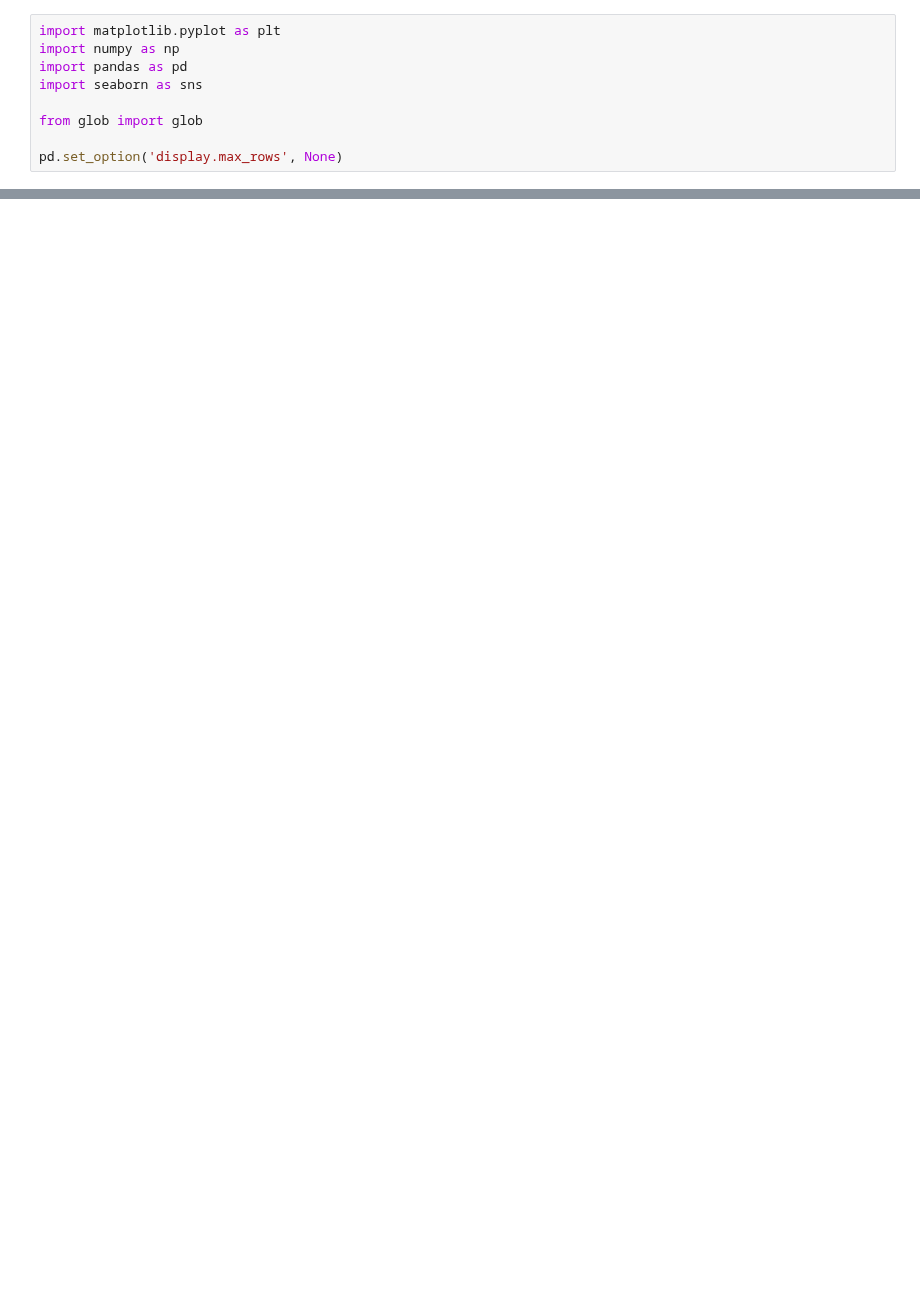
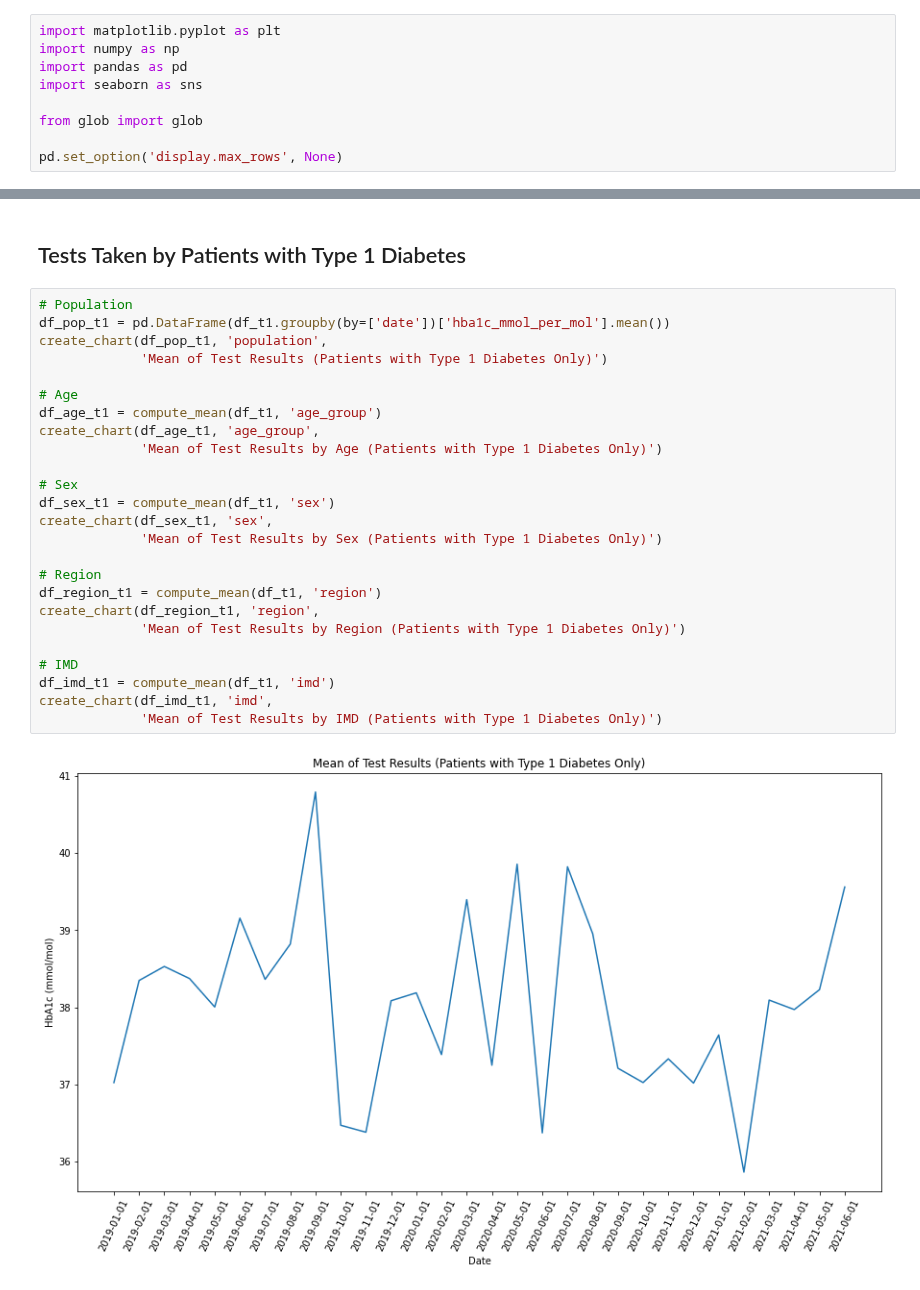
Before and after one commit to opensafely/HbA1c-levels, a Jupyter notebook: notebooks/hba1c_levels.ipynb, the cells around one changed output, grey strips where cells are left out. Cells and saved outputs as stored; diff of their text form; blank space fills up the shorter version.

```diff
--- a/notebooks/hba1c_levels.ipynb
+++ b/notebooks/hba1c_levels.ipynb
@@ -99,0 +98,29 @@ create_chart('diabetes_type')
+# %% [markdown]
+## Tests Taken by Patients with Type 1 Diabetes
+# %%
+# Population
+df_pop_t1 = pd.DataFrame(df_t1.groupby(by=['date'])['hba1c_mmol_per_mol'].mean())
+create_chart(df_pop_t1, 'population',
+             'Mean of Test Results (Patients with Type 1 Diabetes Only)')
+
+# Age
+df_age_t1 = compute_mean(df_t1, 'age_group')
+create_chart(df_age_t1, 'age_group',
+             'Mean of Test Results by Age (Patients with Type 1 Diabetes Only)')
+
+# Sex
+df_sex_t1 = compute_mean(df_t1, 'sex')
+create_chart(df_sex_t1, 'sex',
+             'Mean of Test Results by Sex (Patients with Type 1 Diabetes Only)')
+
+# Region
+df_region_t1 = compute_mean(df_t1, 'region')
+create_chart(df_region_t1, 'region',
+             'Mean of Test Results by Region (Patients with Type 1 Diabetes Only)')
+
+# IMD
+df_imd_t1 = compute_mean(df_t1, 'imd')
+create_chart(df_imd_t1, 'imd',
+             'Mean of Test Results by IMD (Patients with Type 1 Diabetes Only)')
+# %% [output]
+[figure, added]
```
Also changed, not shown: parts of 20 cells of this notebook, 2 other files.
